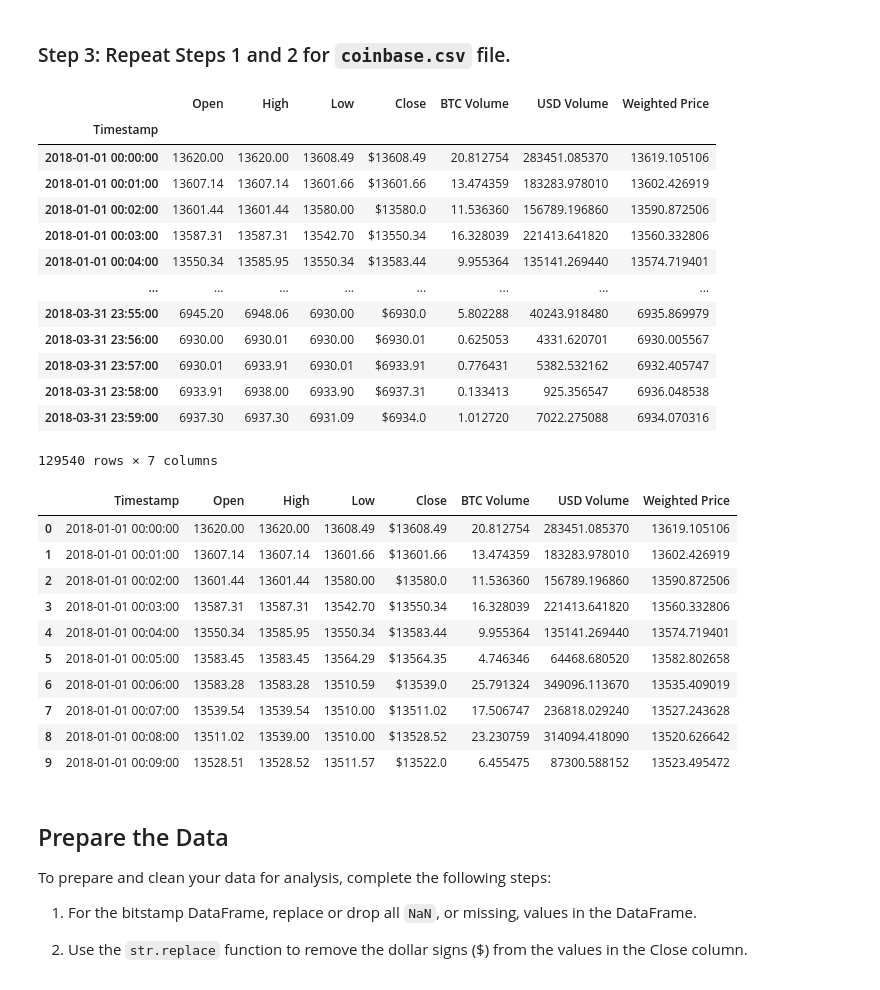
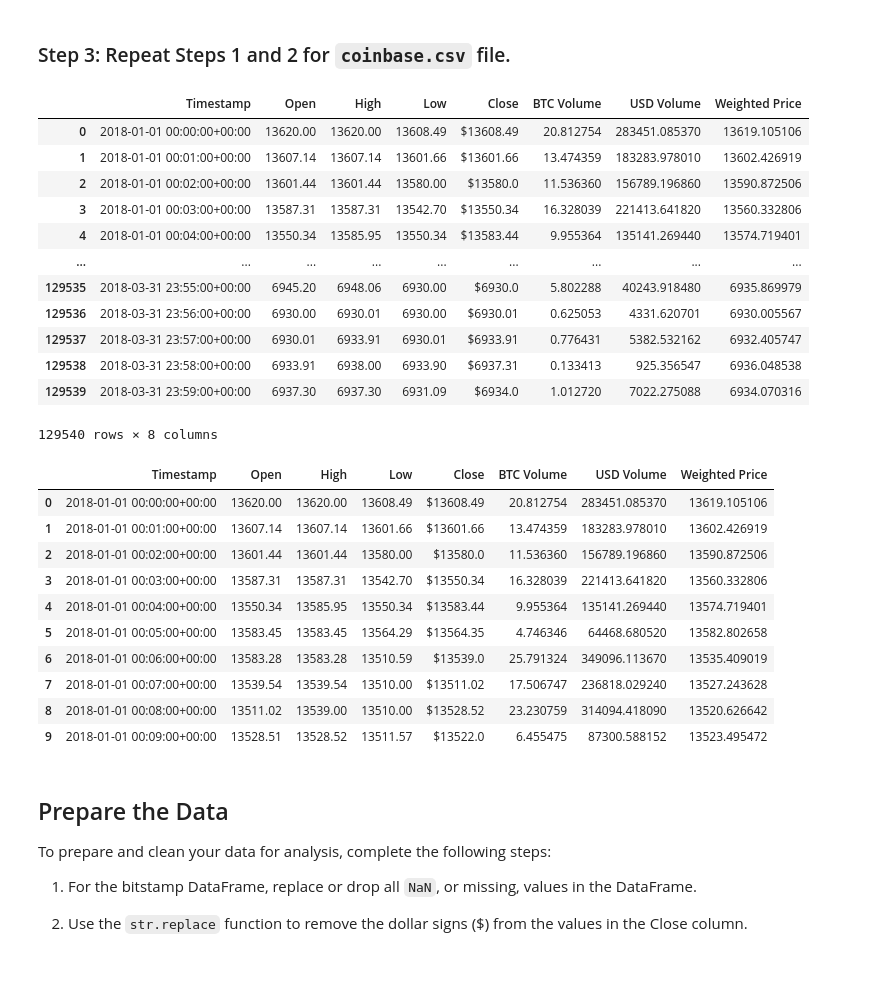
Before and after one commit to galcivar/module_03, a Jupyter notebook: crypto_arbitrage.ipynb, the cells around one changed output. Cells and saved outputs as stored; diff of their text form; code cells hidden in the pictures.

```diff
--- a/crypto_arbitrage.ipynb
+++ b/crypto_arbitrage.ipynb
@@ -80,43 +82,45 @@ bitstamp.head(10)
 # %%
 # Read in the CSV file called "coinbase.csv" using the Path module.
 # The CSV file is located in the Resources folder.
 # Set the index to the column "Timestamp"
 # Set the parse_dates and infer_datetime_format parameters
 #Declaring variable coinbase as a dataframe from coinbase.csv file
-coinbase = pd.read_csv(Path("Resources/coinbase.csv"), parse_dates=True, infer_datetime_format=True)
+coinbase = pd.read_csv(Path("Resources/coinbase.csv"))
 # Setting Timestamp as Index
 coinbase.set_index('Timestamp')
+# Converting Timestamp to datetime
+coinbase['Timestamp'] = pd.to_datetime(coinbase['Timestamp'], infer_datetime_format=True, utc=True)
+coinbase
 # %% [output]
-|  | Open | High | Low | Close | BTC Volume | USD Volume | Weighted Price |
-| Timestamp |  |  |  |  |  |  |  |
-| 2018-01-01 00:00:00 | 13620.00 | 13620.00 | 13608.49 | $13608.49 | 20.812754 | 283451.085370 | 13619.105106 |
-| 2018-01-01 00:01:00 | 13607.14 | 13607.14 | 13601.66 | $13601.66 | 13.474359 | 183283.978010 | 13602.426919 |
-| 2018-01-01 00:02:00 | 13601.44 | 13601.44 | 13580.00 | $13580.0 | 11.536360 | 156789.196860 | 13590.872506 |
-| 2018-01-01 00:03:00 | 13587.31 | 13587.31 | 13542.70 | $13550.34 | 16.328039 | 221413.641820 | 13560.332806 |
-| 2018-01-01 00:04:00 | 13550.34 | 13585.95 | 13550.34 | $13583.44 | 9.955364 | 135141.269440 | 13574.719401 |
-| ... | ... | ... | ... | ... | ... | ... | ... |
-| 2018-03-31 23:55:00 | 6945.20 | 6948.06 | 6930.00 | $6930.0 | 5.802288 | 40243.918480 | 6935.869979 |
-| 2018-03-31 23:56:00 | 6930.00 | 6930.01 | 6930.00 | $6930.01 | 0.625053 | 4331.620701 | 6930.005567 |
-| 2018-03-31 23:57:00 | 6930.01 | 6933.91 | 6930.01 | $6933.91 | 0.776431 | 5382.532162 | 6932.405747 |
-| 2018-03-31 23:58:00 | 6933.91 | 6938.00 | 6933.90 | $6937.31 | 0.133413 | 925.356547 | 6936.048538 |
-| 2018-03-31 23:59:00 | 6937.30 | 6937.30 | 6931.09 | $6934.0 | 1.012720 | 7022.275088 | 6934.070316 |
+|  | Timestamp | Open | High | Low | Close | BTC Volume | USD Volume | Weighted Price |
+| 0 | 2018-01-01 00:00:00+00:00 | 13620.00 | 13620.00 | 13608.49 | $13608.49 | 20.812754 | 283451.085370 | 13619.105106 |
+| 1 | 2018-01-01 00:01:00+00:00 | 13607.14 | 13607.14 | 13601.66 | $13601.66 | 13.474359 | 183283.978010 | 13602.426919 |
+| 2 | 2018-01-01 00:02:00+00:00 | 13601.44 | 13601.44 | 13580.00 | $13580.0 | 11.536360 | 156789.196860 | 13590.872506 |
+| 3 | 2018-01-01 00:03:00+00:00 | 13587.31 | 13587.31 | 13542.70 | $13550.34 | 16.328039 | 221413.641820 | 13560.332806 |
+| 4 | 2018-01-01 00:04:00+00:00 | 13550.34 | 13585.95 | 13550.34 | $13583.44 | 9.955364 | 135141.269440 | 13574.719401 |
+| ... | ... | ... | ... | ... | ... | ... | ... | ... |
+| 129535 | 2018-03-31 23:55:00+00:00 | 6945.20 | 6948.06 | 6930.00 | $6930.0 | 5.802288 | 40243.918480 | 6935.869979 |
+| 129536 | 2018-03-31 23:56:00+00:00 | 6930.00 | 6930.01 | 6930.00 | $6930.01 | 0.625053 | 4331.620701 | 6930.005567 |
+| 129537 | 2018-03-31 23:57:00+00:00 | 6930.01 | 6933.91 | 6930.01 | $6933.91 | 0.776431 | 5382.532162 | 6932.405747 |
+| 129538 | 2018-03-31 23:58:00+00:00 | 6933.91 | 6938.00 | 6933.90 | $6937.31 | 0.133413 | 925.356547 | 6936.048538 |
+| 129539 | 2018-03-31 23:59:00+00:00 | 6937.30 | 6937.30 | 6931.09 | $6934.0 | 1.012720 | 7022.275088 | 6934.070316 |
-129540 rows × 7 columns
+129540 rows × 8 columns
 # %%
 # Use the head (and/or tail) function to confirm that the data was imported properly.
 # Printing first 10 items from coinbase to validate correctness
 coinbase.head(10)
 # %% [output]
 |  | Timestamp | Open | High | Low | Close | BTC Volume | USD Volume | Weighted Price |
-| 0 | 2018-01-01 00:00:00 | 13620.00 | 13620.00 | 13608.49 | $13608.49 | 20.812754 | 283451.085370 | 13619.105106 |
-| 1 | 2018-01-01 00:01:00 | 13607.14 | 13607.14 | 13601.66 | $13601.66 | 13.474359 | 183283.978010 | 13602.426919 |
-| 2 | 2018-01-01 00:02:00 | 13601.44 | 13601.44 | 13580.00 | $13580.0 | 11.536360 | 156789.196860 | 13590.872506 |
-| 3 | 2018-01-01 00:03:00 | 13587.31 | 13587.31 | 13542.70 | $13550.34 | 16.328039 | 221413.641820 | 13560.332806 |
-| 4 | 2018-01-01 00:04:00 | 13550.34 | 13585.95 | 13550.34 | $13583.44 | 9.955364 | 135141.269440 | 13574.719401 |
-| 5 | 2018-01-01 00:05:00 | 13583.45 | 13583.45 | 13564.29 | $13564.35 | 4.746346 | 64468.680520 | 13582.802658 |
-| 6 | 2018-01-01 00:06:00 | 13583.28 | 13583.28 | 13510.59 | $13539.0 | 25.791324 | 349096.113670 | 13535.409019 |
-| 7 | 2018-01-01 00:07:00 | 13539.54 | 13539.54 | 13510.00 | $13511.02 | 17.506747 | 236818.029240 | 13527.243628 |
-| 8 | 2018-01-01 00:08:00 | 13511.02 | 13539.00 | 13510.00 | $13528.52 | 23.230759 | 314094.418090 | 13520.626642 |
-| 9 | 2018-01-01 00:09:00 | 13528.51 | 13528.52 | 13511.57 | $13522.0 | 6.455475 | 87300.588152 | 13523.495472 |
+| 0 | 2018-01-01 00:00:00+00:00 | 13620.00 | 13620.00 | 13608.49 | $13608.49 | 20.812754 | 283451.085370 | 13619.105106 |
+| 1 | 2018-01-01 00:01:00+00:00 | 13607.14 | 13607.14 | 13601.66 | $13601.66 | 13.474359 | 183283.978010 | 13602.426919 |
+| 2 | 2018-01-01 00:02:00+00:00 | 13601.44 | 13601.44 | 13580.00 | $13580.0 | 11.536360 | 156789.196860 | 13590.872506 |
+| 3 | 2018-01-01 00:03:00+00:00 | 13587.31 | 13587.31 | 13542.70 | $13550.34 | 16.328039 | 221413.641820 | 13560.332806 |
+| 4 | 2018-01-01 00:04:00+00:00 | 13550.34 | 13585.95 | 13550.34 | $13583.44 | 9.955364 | 135141.269440 | 13574.719401 |
+| 5 | 2018-01-01 00:05:00+00:00 | 13583.45 | 13583.45 | 13564.29 | $13564.35 | 4.746346 | 64468.680520 | 13582.802658 |
+| 6 | 2018-01-01 00:06:00+00:00 | 13583.28 | 13583.28 | 13510.59 | $13539.0 | 25.791324 | 349096.113670 | 13535.409019 |
+| 7 | 2018-01-01 00:07:00+00:00 | 13539.54 | 13539.54 | 13510.00 | $13511.02 | 17.506747 | 236818.029240 | 13527.243628 |
+| 8 | 2018-01-01 00:08:00+00:00 | 13511.02 | 13539.00 | 13510.00 | $13528.52 | 23.230759 | 314094.418090 | 13520.626642 |
+| 9 | 2018-01-01 00:09:00+00:00 | 13528.51 | 13528.52 | 13511.57 | $13522.0 | 6.455475 | 87300.588152 | 13523.495472 |
 # %% [markdown]
 ## Prepare the Data
 
```
Also changed, not shown: parts of 10 cells of this notebook.
